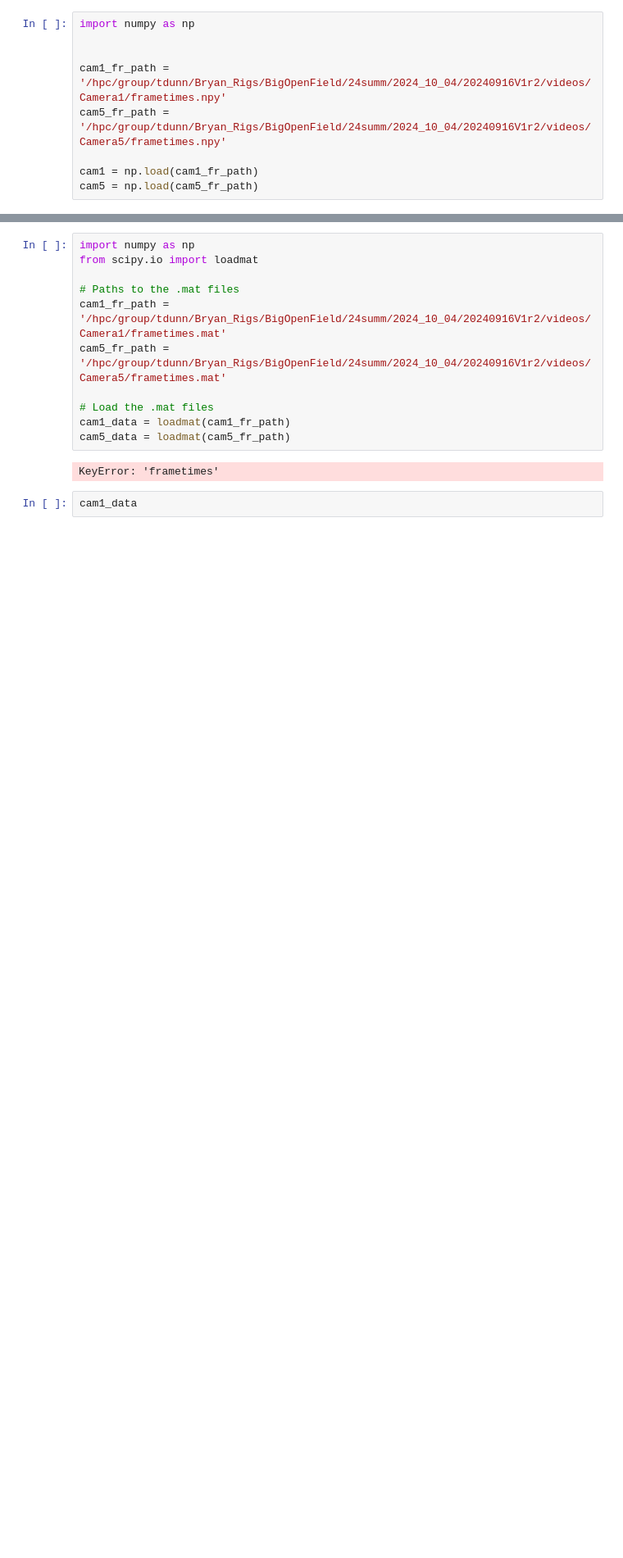
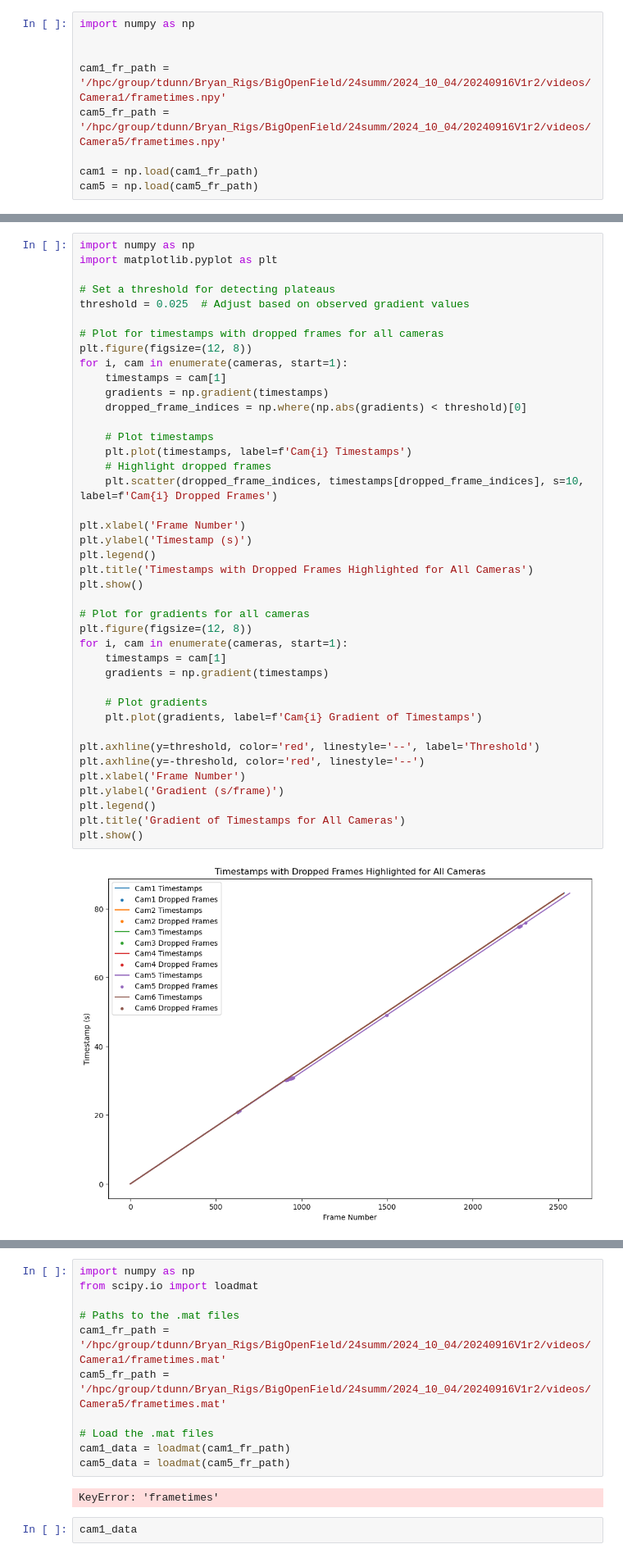
Before and after one commit to gadsfly/BBOP, a Jupyter notebook: label3d_tools/check_frame_times.ipynb, the cells around one changed output, grey strips where cells are left out. Shown at 82% size. Saved outputs shown, nothing was run; the diff lists cells and outputs as text; blank space fills up the shorter version.

```diff
--- a/label3d_tools/check_frame_times.ipynb
+++ b/label3d_tools/check_frame_times.ipynb
@@ -9,0 +54,43 @@ cam5 = np.load(cam5_fr_path)
+# %%
+import numpy as np
+import matplotlib.pyplot as plt
+
+# Set a threshold for detecting plateaus
+threshold = 0.025  # Adjust based on observed gradient values
+
+# Plot for timestamps with dropped frames for all cameras
+plt.figure(figsize=(12, 8))
+for i, cam in enumerate(cameras, start=1):
+    timestamps = cam[1]
+    gradients = np.gradient(timestamps)
+    dropped_frame_indices = np.where(np.abs(gradients) < threshold)[0]
+
+    # Plot timestamps
+    plt.plot(timestamps, label=f'Cam{i} Timestamps')
+    # Highlight dropped frames
+    plt.scatter(dropped_frame_indices, timestamps[dropped_frame_indices], s=10, label=f'Cam{i} Dropped Frames')
+
+plt.xlabel('Frame Number')
+plt.ylabel('Timestamp (s)')
+plt.legend()
+plt.title('Timestamps with Dropped Frames Highlighted for All Cameras')
+plt.show()
+
+# Plot for gradients for all cameras
+plt.figure(figsize=(12, 8))
+for i, cam in enumerate(cameras, start=1):
+    timestamps = cam[1]
+    gradients = np.gradient(timestamps)
+
+    # Plot gradients
+    plt.plot(gradients, label=f'Cam{i} Gradient of Timestamps')
+
+plt.axhline(y=threshold, color='red', linestyle='--', label='Threshold')
+plt.axhline(y=-threshold, color='red', linestyle='--')
+plt.xlabel('Frame Number')
+plt.ylabel('Gradient (s/frame)')
+plt.legend()
+plt.title('Gradient of Timestamps for All Cameras')
+plt.show()
+# %% [output]
+[figure, added]
```
Also changed, not shown: parts of 4 cells of this notebook, 5 other files.
